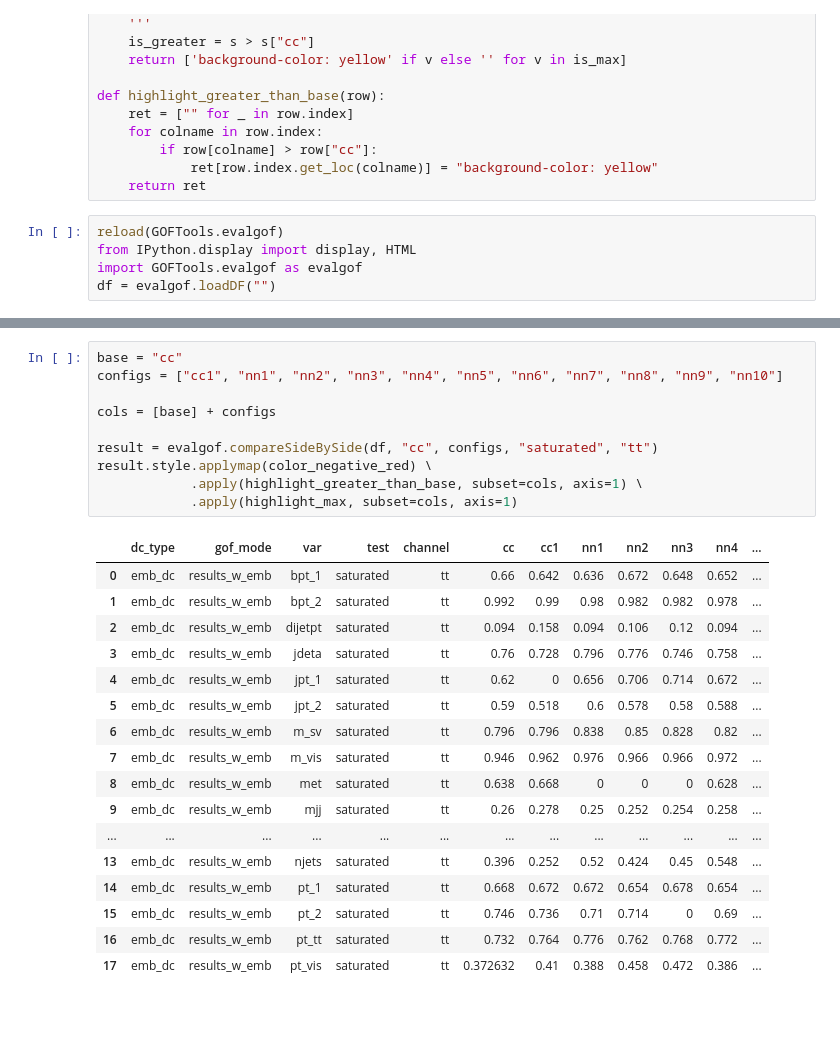
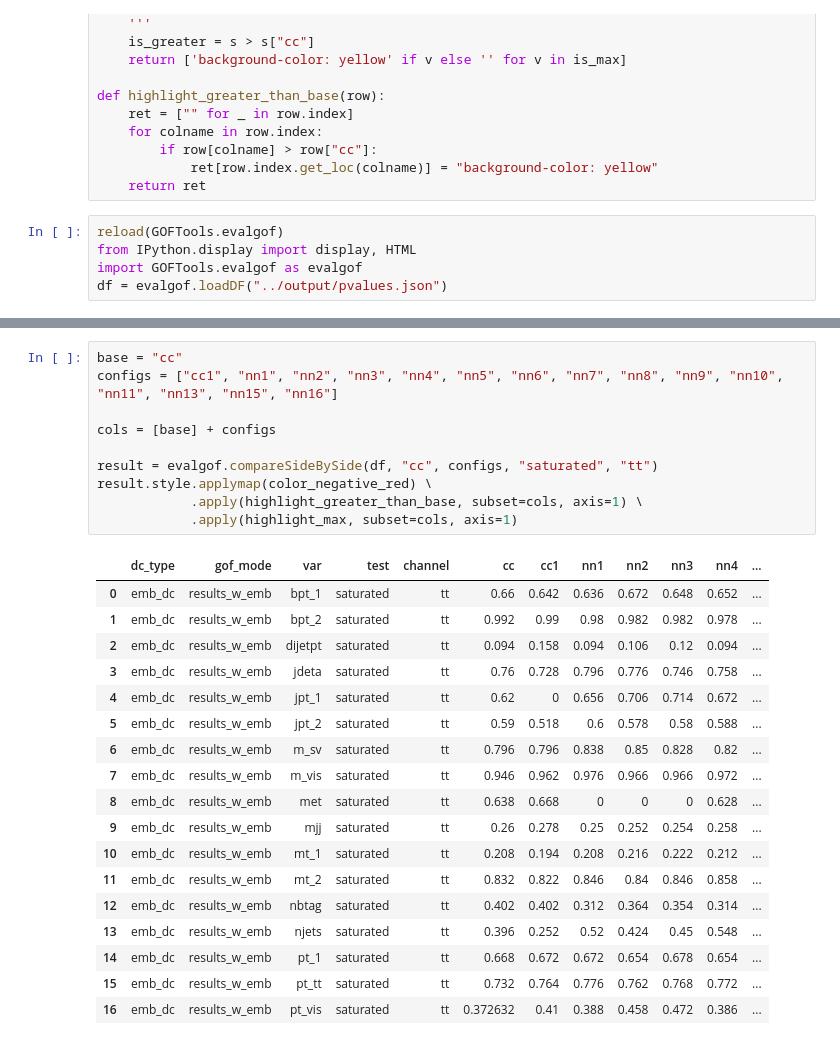
Before and after one commit to msajatov/GOFAnalysis, a Jupyter notebook: src/notebooks/saturated.ipynb, the cells around one changed output, grey strips where cells are left out. Drawn from its saved outputs; the diff is of its cells as text; blank space fills up the shorter version.

```diff
--- a/src/notebooks/saturated.ipynb
+++ b/src/notebooks/saturated.ipynb
@@ -36,6 +36,6 @@ def highlight_greater_than_base(row):
 reload(GOFTools.evalgof)
 from IPython.display import display, HTML
 import GOFTools.evalgof as evalgof
-df = evalgof.loadDF("")
+df = evalgof.loadDF("../output/pvalues.json")
 # %%
 base = "cc"
@@ -95,29 +95,30 @@ result.style.applymap(color_negative_red) \
 | 17 | emb_dc | results_w_emb | pt_vis | saturated | mt | 0.114 | 0.14 | 0.146 | 0.134 | 0.158 | 0.144 | ... |
 # %%
 base = "cc"
-configs = ["cc1", "nn1", "nn2", "nn3", "nn4", "nn5", "nn6", "nn7", "nn8", "nn9", "nn10"]
+configs = ["cc1", "nn1", "nn2", "nn3", "nn4", "nn5", "nn6", "nn7", "nn8", "nn9", "nn10", "nn11", "nn13", "nn15", "nn16"]
 
 cols = [base] + configs
 
 result = evalgof.compareSideBySide(df, "cc", configs, "saturated", "tt")
 result.style.applymap(color_negative_red) \
             .apply(highlight_greater_than_base, subset=cols, axis=1) \
             .apply(highlight_max, subset=cols, axis=1)
 # %% [output]
 |  | dc_type | gof_mode | var | test | channel | cc | cc1 | nn1 | nn2 | nn3 | nn4 | ... |
 | 0 | emb_dc | results_w_emb | bpt_1 | saturated | tt | 0.66 | 0.642 | 0.636 | 0.672 | 0.648 | 0.652 | ... |
 | 1 | emb_dc | results_w_emb | bpt_2 | saturated | tt | 0.992 | 0.99 | 0.98 | 0.982 | 0.982 | 0.978 | ... |
 | 2 | emb_dc | results_w_emb | dijetpt | saturated | tt | 0.094 | 0.158 | 0.094 | 0.106 | 0.12 | 0.094 | ... |
 | 3 | emb_dc | results_w_emb | jdeta | saturated | tt | 0.76 | 0.728 | 0.796 | 0.776 | 0.746 | 0.758 | ... |
 | 4 | emb_dc | results_w_emb | jpt_1 | saturated | tt | 0.62 | 0 | 0.656 | 0.706 | 0.714 | 0.672 | ... |
 | 5 | emb_dc | results_w_emb | jpt_2 | saturated | tt | 0.59 | 0.518 | 0.6 | 0.578 | 0.58 | 0.588 | ... |
 | 6 | emb_dc | results_w_emb | m_sv | saturated | tt | 0.796 | 0.796 | 0.838 | 0.85 | 0.828 | 0.82 | ... |
 | 7 | emb_dc | results_w_emb | m_vis | saturated | tt | 0.946 | 0.962 | 0.976 | 0.966 | 0.966 | 0.972 | ... |
 | 8 | emb_dc | results_w_emb | met | saturated | tt | 0.638 | 0.668 | 0 | 0 | 0 | 0.628 | ... |
 | 9 | emb_dc | results_w_emb | mjj | saturated | tt | 0.26 | 0.278 | 0.25 | 0.252 | 0.254 | 0.258 | ... |
-| ... | ... | ... | ... | ... | ... | ... | ... | ... | ... | ... | ... | ... |
+| 10 | emb_dc | results_w_emb | mt_1 | saturated | tt | 0.208 | 0.194 | 0.208 | 0.216 | 0.222 | 0.212 | ... |
+| 11 | emb_dc | results_w_emb | mt_2 | saturated | tt | 0.832 | 0.822 | 0.846 | 0.84 | 0.846 | 0.858 | ... |
+| 12 | emb_dc | results_w_emb | nbtag | saturated | tt | 0.402 | 0.402 | 0.312 | 0.364 | 0.354 | 0.314 | ... |
 | 13 | emb_dc | results_w_emb | njets | saturated | tt | 0.396 | 0.252 | 0.52 | 0.424 | 0.45 | 0.548 | ... |
 | 14 | emb_dc | results_w_emb | pt_1 | saturated | tt | 0.668 | 0.672 | 0.672 | 0.654 | 0.678 | 0.654 | ... |
-| 15 | emb_dc | results_w_emb | pt_2 | saturated | tt | 0.746 | 0.736 | 0.71 | 0.714 | 0 | 0.69 | ... |
-| 16 | emb_dc | results_w_emb | pt_tt | saturated | tt | 0.732 | 0.764 | 0.776 | 0.762 | 0.768 | 0.772 | ... |
-| 17 | emb_dc | results_w_emb | pt_vis | saturated | tt | 0.372632 | 0.41 | 0.388 | 0.458 | 0.472 | 0.386 | ... |
+| 15 | emb_dc | results_w_emb | pt_tt | saturated | tt | 0.732 | 0.764 | 0.776 | 0.762 | 0.768 | 0.772 | ... |
+| 16 | emb_dc | results_w_emb | pt_vis | saturated | tt | 0.372632 | 0.41 | 0.388 | 0.458 | 0.472 | 0.386 | ... |
```
Also changed, not shown: parts of 2 cells of this notebook, 14 other files.
